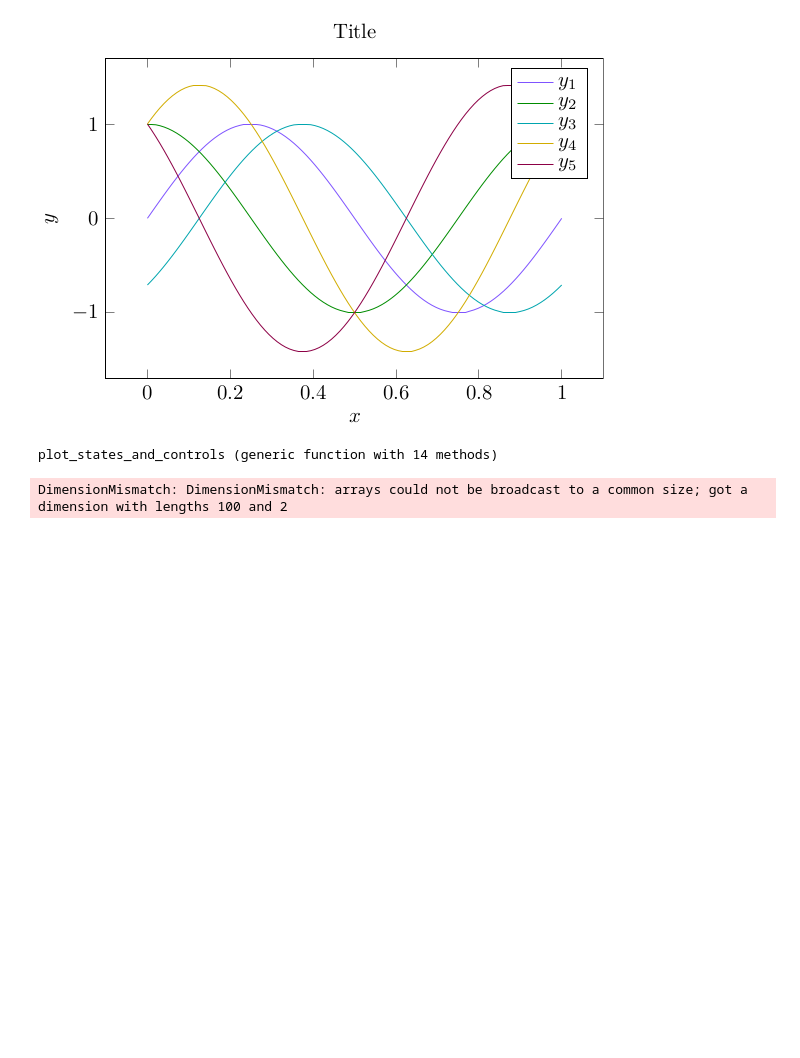
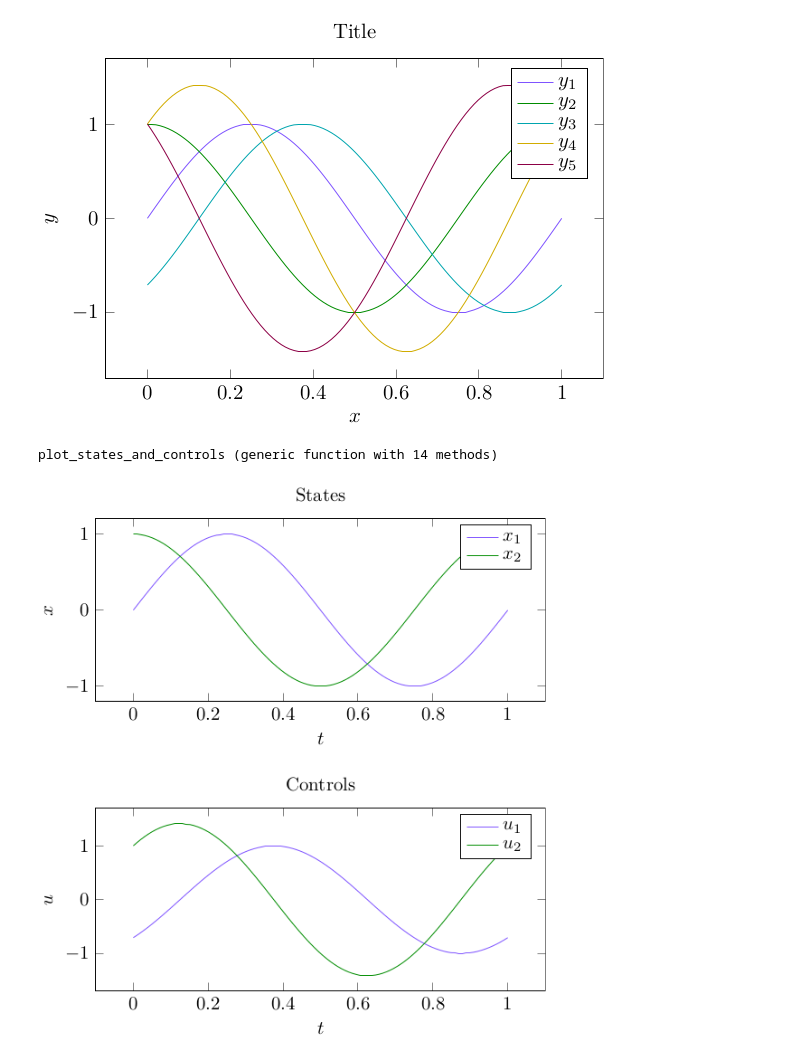
Before and after one commit to kestrelquantum/QuantumCollocation.jl, a Jupyter notebook: examples/single_qubit/figures.ipynb, the cells around one changed output. Saved outputs shown, nothing was run; the diff lists cells and outputs as text; code cells hidden in the pictures; blank space fills up the shorter version.

```diff
--- a/examples/single_qubit/figures.ipynb
+++ b/examples/single_qubit/figures.ipynb
@@ -106,7 +106,7 @@ function plot_states_and_controls(
     ylabel_states::AbstractString,
     control_labels=collect([latexstring("u_$i") for i = 1:size(controls, 1)]),
     state_labels=collect([latexstring("x_$i") for i = 1:size(states, 1)]);
-    height="7cm",
+    height="5cm",
     width="10cm",
 )
     times = collect(times)
@@ -122,7 +122,7 @@ function plot_states_and_controls(
     for (i, color) in zip(1:size(states, 1), state_colors)
         plot = @pgf Plot(
             {mark="none", color=color},
-            Coordinates(times, states[:, i]),
+            Coordinates(times, states[i, :]),
         )
         push!(state_plots, plot)
     end
@@ -138,29 +138,26 @@ function plot_states_and_controls(
     for (i, color) in zip(1:size(controls, 1), control_colors)
         plot = @pgf Plot(
             {mark="none", color=color},
-            Coordinates(times, controls[:, i]),
+            Coordinates(times, controls[i, :]),
         )
         push!(control_plots, plot)
     end
 
     @pgf gp = GroupPlot(
-        2, 1,
         {
             group_style={
-                group_size={width=width, height=height},
-                horizontal_sep=0.1cm,
-                vertical_sep=0.1cm,
+                group_size="1 by 2",
+                vertical_sep="2cm",
             },
             height=height,
             width=width,
+            # add spacing between plots
         },
         Axis(
             {
                 title="States",
                 xlabel=L"t",
                 ylabel=ylabel_states,
-                width="10cm",
-                height="10cm",
                 legend_pos="north east",
                 legend_cell_align="left",
                 legend_entries=state_labels,
@@ -173,8 +170,6 @@ function plot_states_and_controls(
                 title="Controls",
                 xlabel=L"t",
                 ylabel=ylabel_controls,
-                width="10cm",
-                height="10cm",
                 legend_pos="north east",
                 legend_cell_align="left",
                 legend_entries=control_labels,
@@ -190,18 +185,19 @@ plot_states_and_controls (generic function with 14 methods)
 # %%
 t = LinRange(0, 1, 100)
 x1 = sin.(2π*t)
 x2 = cos.(2π*t)
 u1 = sin.(2π*t .- π/4)
 u2 = cos.(2π*t) + sin.(2π*t)
 
 gp = plot_states_and_controls(
     hcat(x1, x2)',
     hcat(u1, u2)',
     t,
     L"u",
     L"x",
     collect([latexstring("u_$i") for i = 1:2]),
     collect([latexstring("x_$i") for i = 1:2]),
 )
+display("image/png", gp)
 # %% [output]
-DimensionMismatch: DimensionMismatch: arrays could not be broadcast to a common size; got a dimension with lengths 100 and 2
+[figure, added]
```
